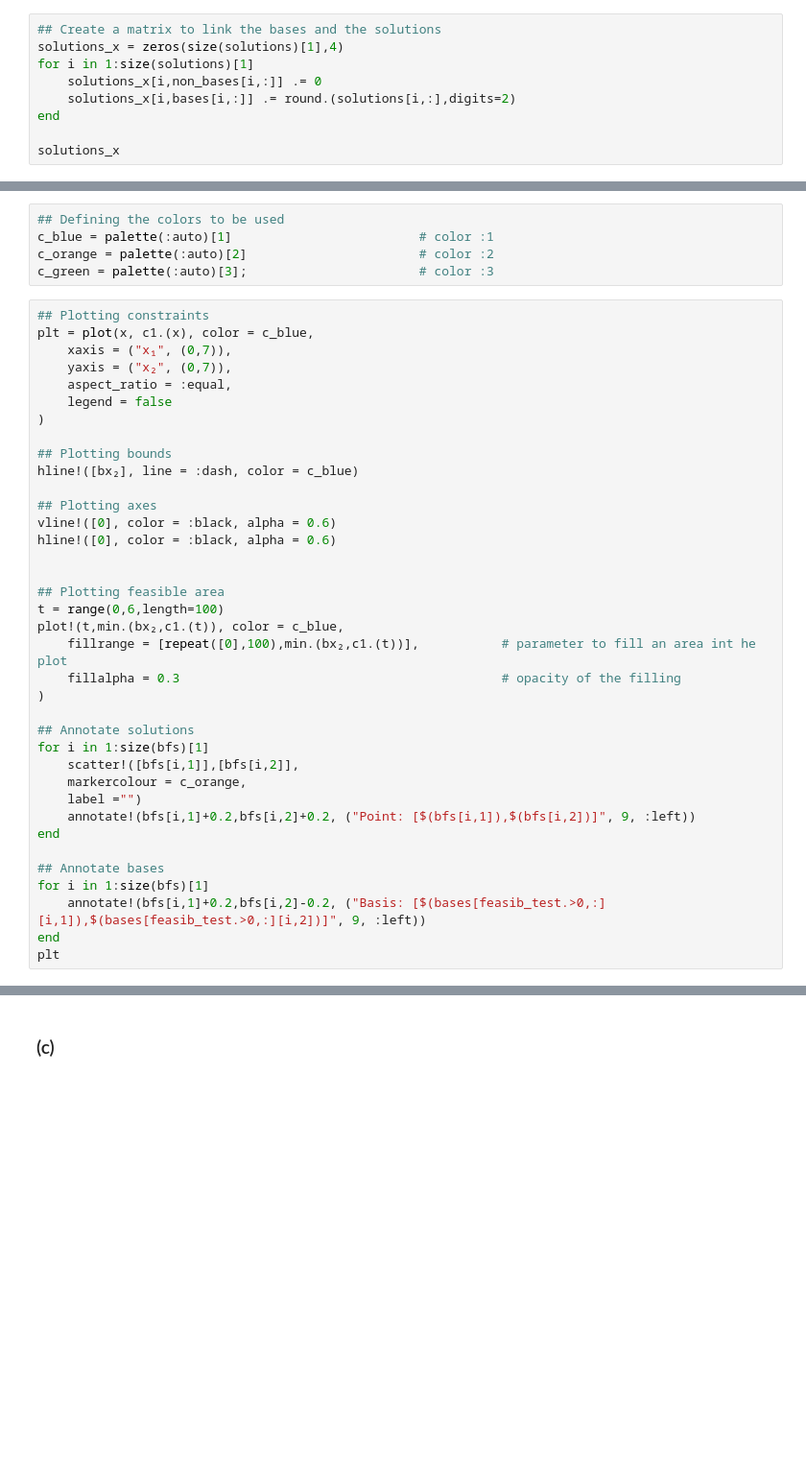
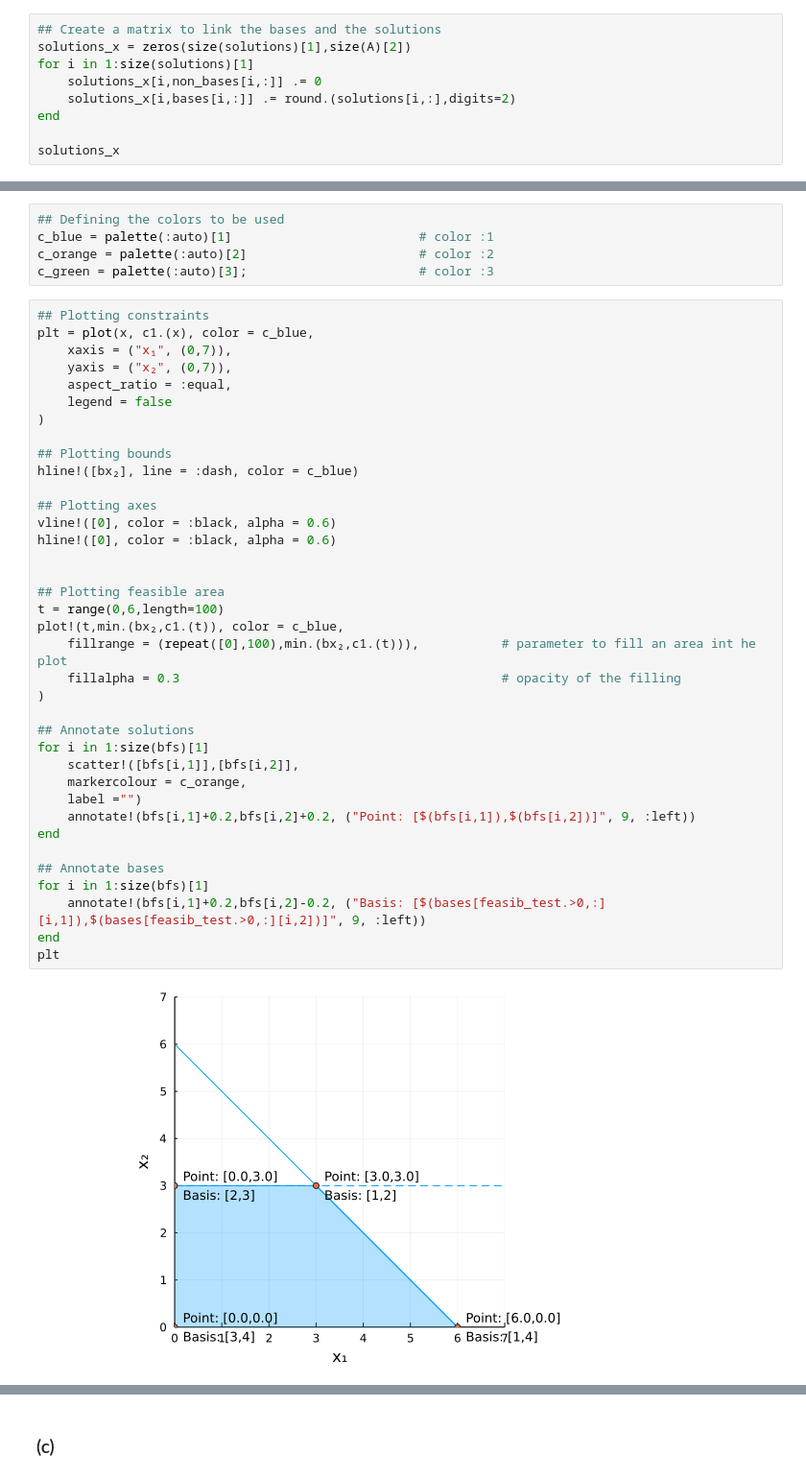
Before and after one commit to nnhjy/lp-julia, a Jupyter notebook: exercises/ex 03/session3-complete.ipynb, the cells around one changed output, grey strips where cells are left out. Shown at 96% size. Drawn from its saved outputs; the diff is of its cells as text; blank space fills up the shorter version.

```diff
--- a/exercises/ex 03/session3-complete.ipynb
+++ b/exercises/ex 03/session3-complete.ipynb
@@ -93,7 +101,7 @@ solutions
  6.0   3.0
 # %%
 ## Create a matrix to link the bases and the solutions
-solutions_x = zeros(size(solutions)[1],4)
+solutions_x = zeros(size(solutions)[1],size(A)[2])
 for i in 1:size(solutions)[1]
     solutions_x[i,non_bases[i,:]] .= 0
     solutions_x[i,bases[i,:]] .= round.(solutions[i,:],digits=2)
@@ -155,31 +163,33 @@ plt = plot(x, c1.(x), color = c_blue,
     legend = false
 )
 
 ## Plotting bounds
 hline!([bx₂], line = :dash, color = c_blue)
 
 ## Plotting axes
 vline!([0], color = :black, alpha = 0.6)
 hline!([0], color = :black, alpha = 0.6)
 
 
 ## Plotting feasible area
 t = range(0,6,length=100)
 plot!(t,min.(bx₂,c1.(t)), color = c_blue,
-    fillrange = [repeat([0],100),min.(bx₂,c1.(t))],           # parameter to fill an area int he plot
+    fillrange = (repeat([0],100),min.(bx₂,c1.(t))),           # parameter to fill an area int he plot
     fillalpha = 0.3                                           # opacity of the filling
 )
 
 ## Annotate solutions
 for i in 1:size(bfs)[1]
     scatter!([bfs[i,1]],[bfs[i,2]],
     markercolour = c_orange,
     label ="")
     annotate!(bfs[i,1]+0.2,bfs[i,2]+0.2, ("Point: [$(bfs[i,1]),$(bfs[i,2])]", 9, :left))
 end
 
 ## Annotate bases
 for i in 1:size(bfs)[1]
     annotate!(bfs[i,1]+0.2,bfs[i,2]-0.2, ("Basis: [$(bases[feasib_test.>0,:][i,1]),$(bases[feasib_test.>0,:][i,2])]", 9, :left))
 end
 plt
+# %% [output]
+[figure, added]
```
Also changed, not shown: parts of 11 cells of this notebook, 1 other file.
